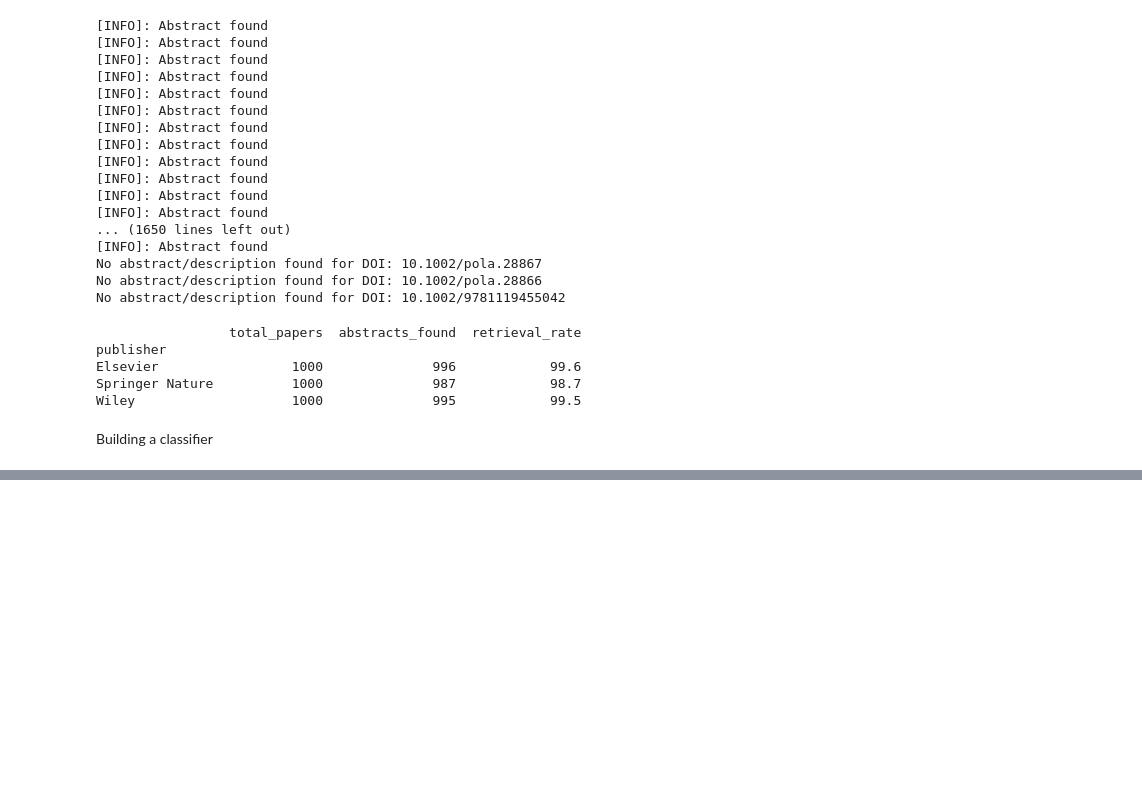
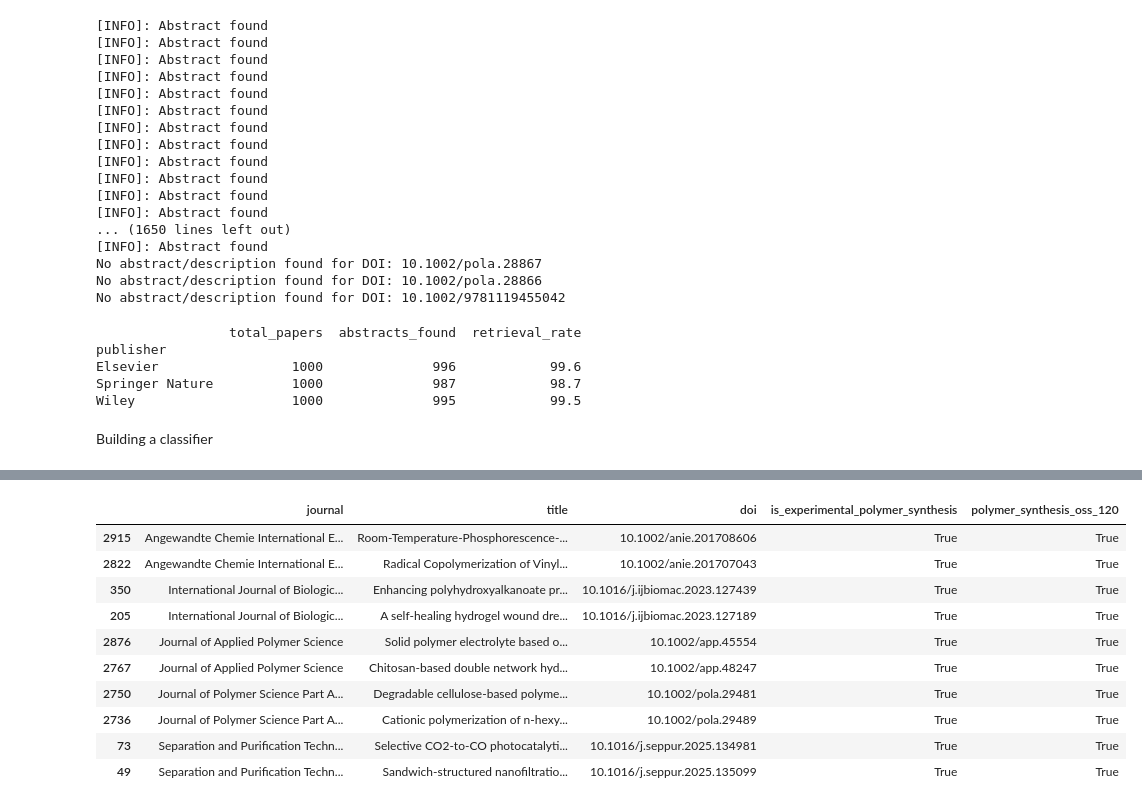
Before and after one commit to kevingeo11/synth_extract, a Jupyter notebook: notebooks/mine_papers.ipynb, the cells around one changed output, grey strips where cells are left out. Drawn from its saved outputs; the diff is of its cells as text; code cells hidden in the pictures; blank space fills up the shorter version.

```diff
--- a/notebooks/mine_papers.ipynb
+++ b/notebooks/mine_papers.ipynb
@@ -560,0 +964,37 @@ Building a classifier
+# %%
+top_10_journals = (
+    synthesis_df["journal"]
+    .value_counts()
+    .head(5)
+    .index
+)
+
+random_papers = (
+    synthesis_df[
+        synthesis_df["journal"].isin(top_10_journals)
+    ]
+    .groupby("journal", group_keys=False)
+    .sample(2, random_state=12)
+)
+
+random_papers[
+    [
+        "journal",
+        "title",
+        "doi",
+        "is_experimental_polymer_synthesis",
+        "polymer_synthesis_oss_120"
+    ]
+]
+# %% [output]
+|  | journal | title | doi | is_experimental_polymer_synthesis | polymer_synthesis_oss_120 |
+| 2915 | Angewandte Chemie International E... | Room-Temperature-Phosphorescence-... | 10.1002/anie.201708606 | True | True |
+| 2822 | Angewandte Chemie International E... | Radical Copolymerization of Vinyl... | 10.1002/anie.201707043 | True | True |
+| 350 | International Journal of Biologic... | Enhancing polyhydroxyalkanoate pr... | 10.1016/j.ijbiomac.2023.127439 | True | True |
+| 205 | International Journal of Biologic... | A self-healing hydrogel wound dre... | 10.1016/j.ijbiomac.2023.127189 | True | True |
+| 2876 | Journal of Applied Polymer Science | Solid polymer electrolyte based o... | 10.1002/app.45554 | True | True |
+| 2767 | Journal of Applied Polymer Science | Chitosan-based double network hyd... | 10.1002/app.48247 | True | True |
+| 2750 | Journal of Polymer Science Part A... | Degradable cellulose-based polyme... | 10.1002/pola.29481 | True | True |
+| 2736 | Journal of Polymer Science Part A... | Cationic polymerization of n-hexy... | 10.1002/pola.29489 | True | True |
+| 73 | Separation and Purification Techn... | Selective CO2-to-CO photocatalyti... | 10.1016/j.seppur.2025.134981 | True | True |
+| 49 | Separation and Purification Techn... | Sandwich-structured nanofiltratio... | 10.1016/j.seppur.2025.135099 | True | True |
```
Also changed, not shown: parts of 29 cells of this notebook, 1 other file.
